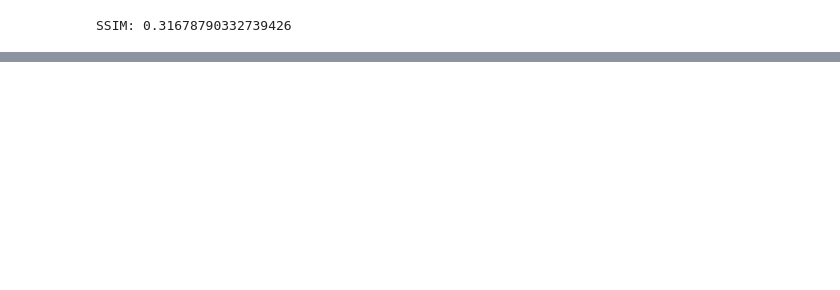
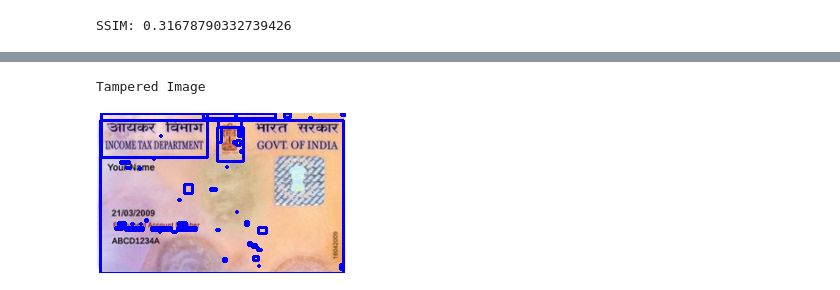
Before and after one commit to DHILL2123/Pan_Card_Detection, a Jupyter notebook: Pan_Card_Detection.ipynb, the cells around one changed output, grey strips where cells are left out. Saved outputs shown, nothing was run; the diff lists cells and outputs as text; code cells hidden in the pictures; blank space fills up the shorter version.

```diff
--- a/Pan_Card_Detection.ipynb
+++ b/Pan_Card_Detection.ipynb
@@ -82,0 +105,7 @@ cnts = imutils.grab_contours(cnts)
+# %%
+#Display tampered image with contour
+print('Tampered Image')
+Image.fromarray(tampered)
+# %% [output]
+Tampered Image
+[figure, added]
```
Also changed, not shown: parts of 13 cells of this notebook, 20 other files.
